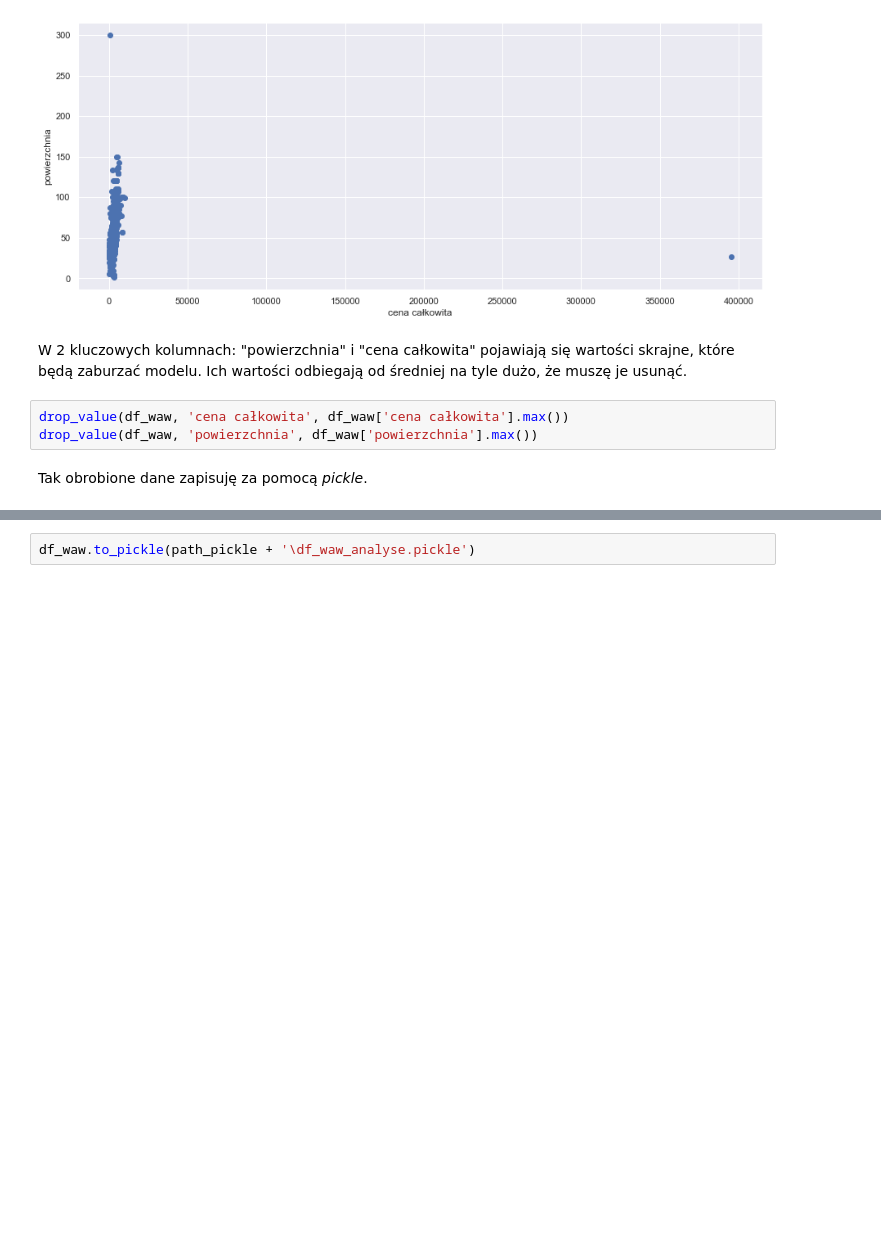
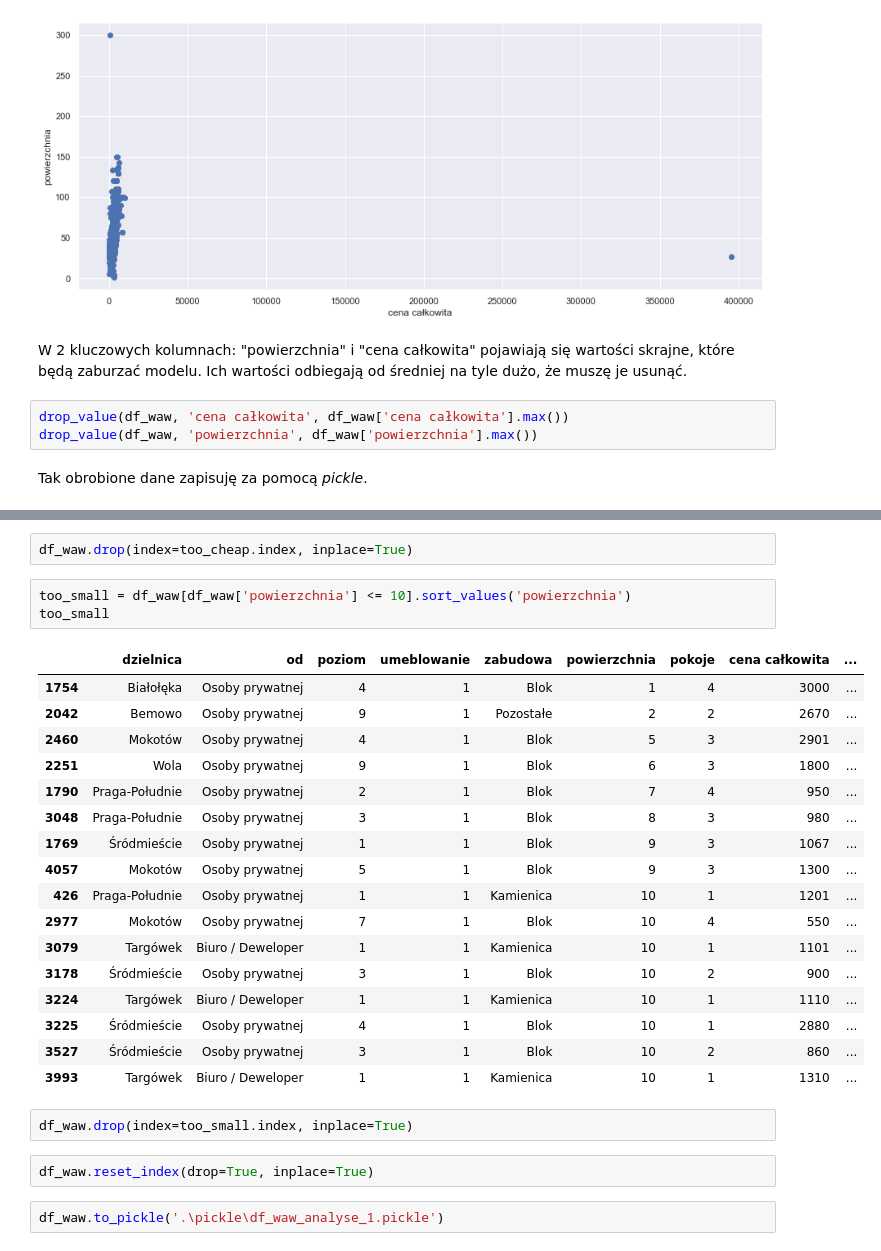
Before and after one commit to pawellachowski777/Apartments, a Jupyter notebook: data_cleaning.ipynb, the cells around one changed output, grey strips where cells are left out. Saved outputs shown, nothing was run; the diff lists cells and outputs as text; blank space fills up the shorter version.

```diff
--- a/python/data_clean.ipynb
+++ b/data_cleaning.ipynb
@@ -166,2 +189,29 @@ Tak obrobione dane zapisuję za pomocą *pickle*.
+# %%
+df_waw.drop(index=too_cheap.index, inplace=True)
+# %%
+too_small = df_waw[df_waw['powierzchnia'] <= 10].sort_values('powierzchnia')
+too_small
+# %% [output]
+|  | dzielnica | od | poziom | umeblowanie | zabudowa | powierzchnia | pokoje | cena całkowita | ... |
+| 1754 | Białołęka | Osoby prywatnej | 4 | 1 | Blok | 1 | 4 | 3000 | ... |
+| 2042 | Bemowo | Osoby prywatnej | 9 | 1 | Pozostałe | 2 | 2 | 2670 | ... |
+| 2460 | Mokotów | Osoby prywatnej | 4 | 1 | Blok | 5 | 3 | 2901 | ... |
+| 2251 | Wola | Osoby prywatnej | 9 | 1 | Blok | 6 | 3 | 1800 | ... |
+| 1790 | Praga-Południe | Osoby prywatnej | 2 | 1 | Blok | 7 | 4 | 950 | ... |
+| 3048 | Praga-Południe | Osoby prywatnej | 3 | 1 | Blok | 8 | 3 | 980 | ... |
+| 1769 | Śródmieście | Osoby prywatnej | 1 | 1 | Blok | 9 | 3 | 1067 | ... |
+| 4057 | Mokotów | Osoby prywatnej | 5 | 1 | Blok | 9 | 3 | 1300 | ... |
+| 426 | Praga-Południe | Osoby prywatnej | 1 | 1 | Kamienica | 10 | 1 | 1201 | ... |
+| 2977 | Mokotów | Osoby prywatnej | 7 | 1 | Blok | 10 | 4 | 550 | ... |
+| 3079 | Targówek | Biuro / Deweloper | 1 | 1 | Kamienica | 10 | 1 | 1101 | ... |
+| 3178 | Śródmieście | Osoby prywatnej | 3 | 1 | Blok | 10 | 2 | 900 | ... |
+| 3224 | Targówek | Biuro / Deweloper | 1 | 1 | Kamienica | 10 | 1 | 1110 | ... |
+| 3225 | Śródmieście | Osoby prywatnej | 4 | 1 | Blok | 10 | 1 | 2880 | ... |
+| 3527 | Śródmieście | Osoby prywatnej | 3 | 1 | Blok | 10 | 2 | 860 | ... |
+| 3993 | Targówek | Biuro / Deweloper | 1 | 1 | Kamienica | 10 | 1 | 1310 | ... |
+# %%
+df_waw.drop(index=too_small.index, inplace=True)
+# %%
+df_waw.reset_index(drop=True, inplace=True)
 # %%
-df_waw.to_pickle(path_pickle + '\df_waw_analyse.pickle')
+df_waw.to_pickle('.\pickle\df_waw_analyse_1.pickle')
```
Also changed, not shown: parts of 7 cells of this notebook, 12 other files.
